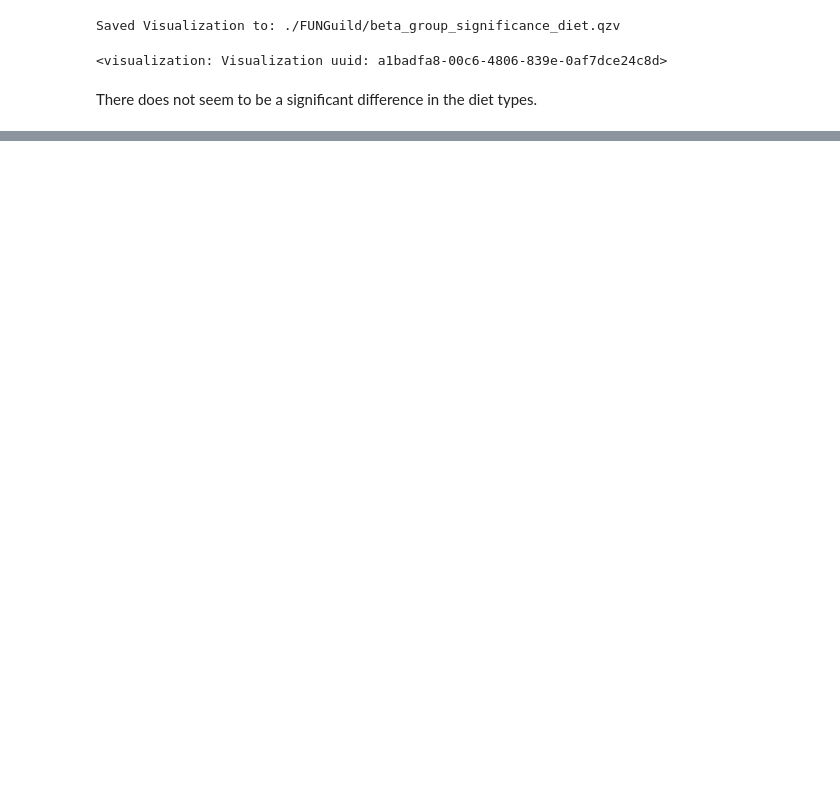
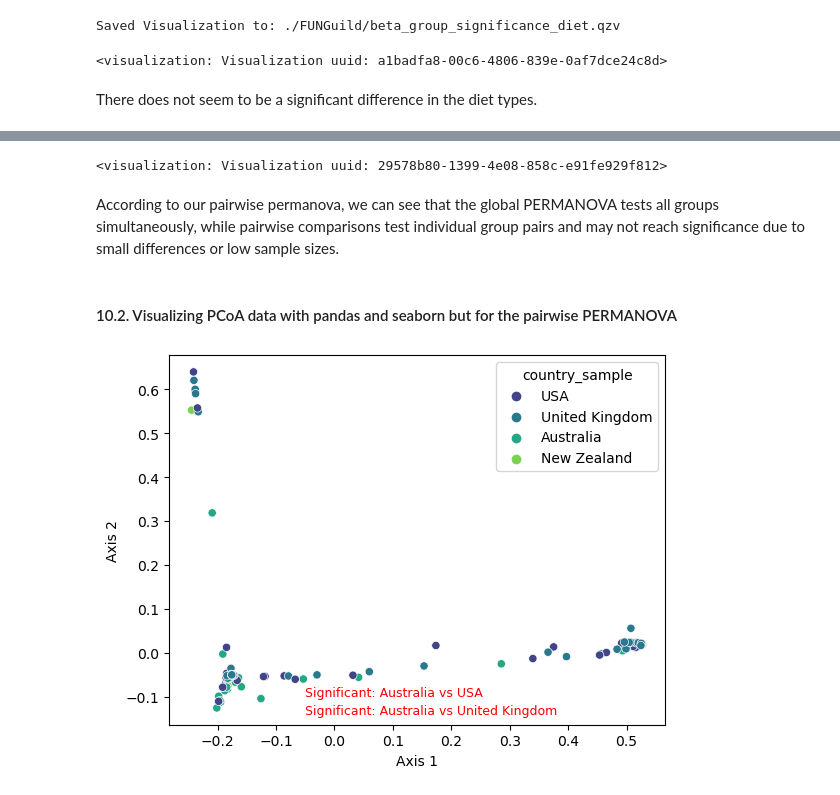
Before and after one commit to JRudyRay/FunGut2, a Jupyter notebook: full-pipeline/06_FUNGuild.ipynb, the cells around one changed output, grey strips where cells are left out. Drawn from its saved outputs; the diff is of its cells as text; code cells hidden in the pictures; blank space fills up the shorter version.

Commit message:
Finished FUNGuild and looked over the notebooks

```diff
--- a/full-pipeline/06_FUNGuild.ipynb
+++ b/full-pipeline/06_FUNGuild.ipynb
@@ -432,0 +479,34 @@ There does not seem to be a significant difference in the diet types.
+# %%
+ Visualization.load('./FUNGuild/pairwise_permanova_countries.qzv')
+# %% [output]
+<visualization: Visualization uuid: 29578b80-1399-4e08-858c-e91fe929f812>
+# %% [markdown]
+According to our pairwise permanova, we can see that the global PERMANOVA tests all groups simultaneously, while pairwise comparisons test individual group pairs and may not reach significance due to small differences or low sample sizes.
+# %% [markdown]
+#### 10.2. Visualizing PCoA data with pandas and seaborn but for the pairwise PERMANOVA
+# %%
+#load filtered metadata
+meta_data_fil = pd.read_csv('./data/metadata/fungut_metadata_filtered_for_PERMANOVA.tsv', sep='\t')
+# %%
+# merge metadata with country_sample
+pcs_data_country = pd.merge(pcs_data, meta_data_fil[['ID', 'country_sample']], left_index=True, right_on='ID')
+# %%
+# Annotate significant comparisons on the plot
+sns.scatterplot(data=pcs_data_country,
+                x='Axis 1', y='Axis 2',
+                hue='country_sample',
+                palette='viridis')
+
+# Annotate significant pairs with adjusted y-coordinates
+y_positions = [-0.1, -0.14]  # Adjust y positions for spacing
+significant_pairs = [
+    ('Australia', 'USA'),
+    ('Australia', 'United Kingdom')
+]
+
+# Add annotations with adjusted positions
+for i, pair in enumerate(significant_pairs):
+    plt.text(-0.05, y_positions[i], f"Significant: {pair[0]} vs {pair[1]}",
+             fontsize=9, color='red')
+# %% [output]
+[figure, added]
```
Also changed, not shown: parts of 24 cells of this notebook, 7 other files.
